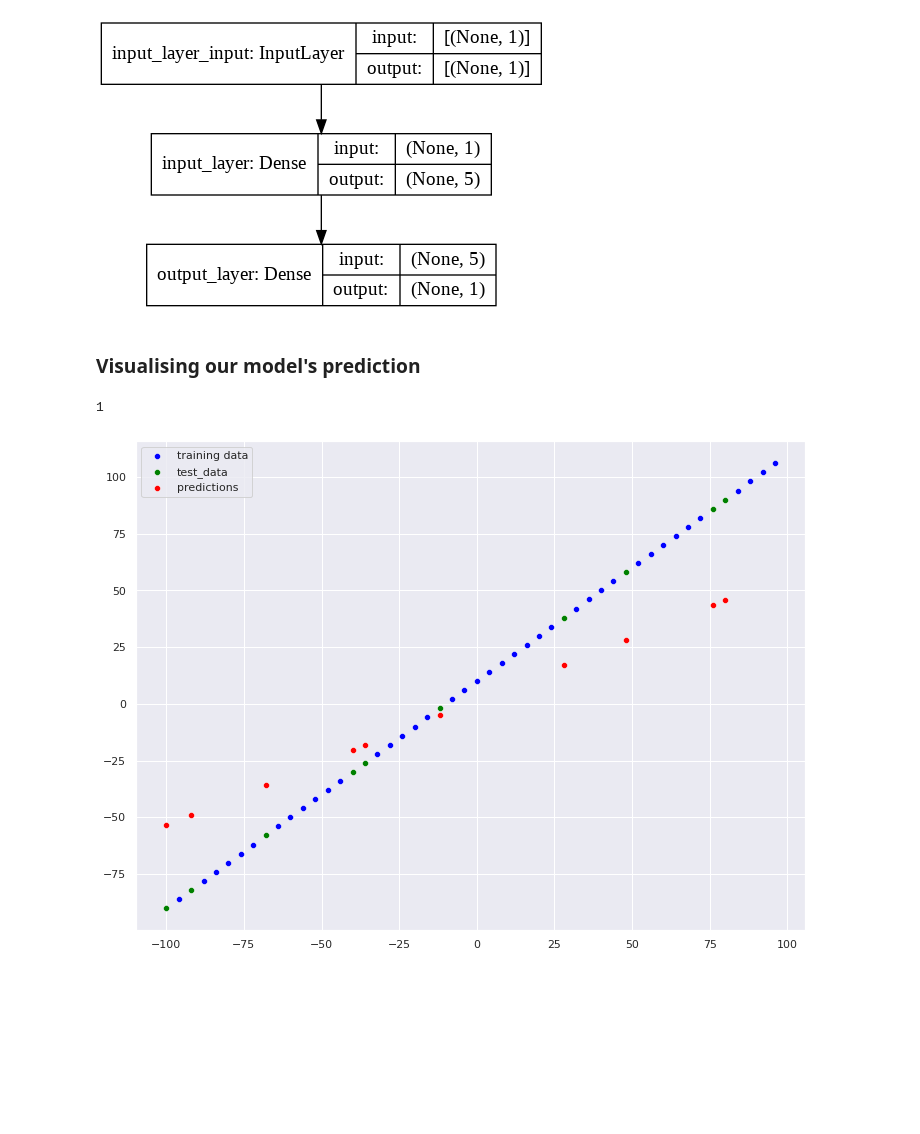
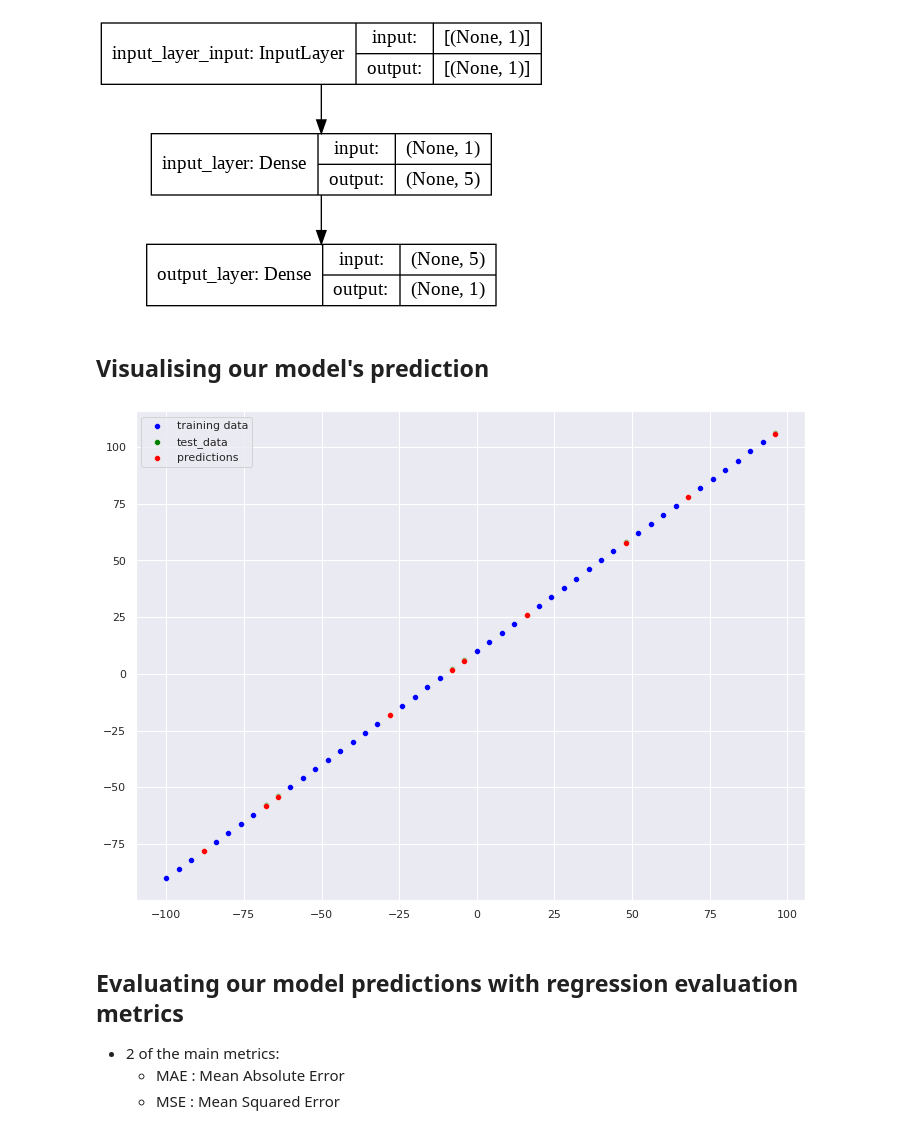
Before and after one commit to 86lekwenshiung/Neural-Network-with-Tensorflow, a Jupyter notebook: 01_Neural_Network_Regression_With_Tensorflow.ipynb, the cells around one changed output. Cells and saved outputs as stored; diff of their text form; code cells hidden in the pictures; blank space fills up the shorter version.

```diff
--- a/01_Neural_Network_Regression_With_Tensorflow.ipynb
+++ b/01_Neural_Network_Regression_With_Tensorflow.ipynb
@@ -217,7 +217,7 @@ model = tf.keras.Sequential([
 ] , name = 'Simple_Linear_Regression')
 
 #2. Compile a model
-model.compile(optimizer = tf.keras.optimizers.SGD(),
+model.compile(optimizer = tf.keras.optimizers.Adam(lr = 0.01),
               loss = tf.keras.losses.mae,
               metrics = tf.keras.metrics.mae)
 
@@ -251,15 +251,11 @@ plot_model(model = model , show_shapes=True)
 # %% [output]
 [figure]
 # %% [markdown]
-### Visualising our model's prediction
+## Visualising our model's prediction
 # %%
 # Predicting on test data
 
 y_pred = model.predict(X_test)
-y_pred = tf.squeeze(y_pred)
-y_pred.ndim
-# %% [output]
-1
 # %%
 def prediction_plot(train_data = X_train, test_data = X_test, train_labels = y_train, test_labels = y_test, predictions = y_pred):
 
@@ -271,6 +267,12 @@ def prediction_plot(train_data = X_train, test_data = X_test, train_labels = y_t
 
     sns.scatterplot(x = test_data , y = predictions , color = 'red' , label = 'predictions')
 # %%
-prediction_plot(X_train , X_test , y_train , y_test , y_pred)
+prediction_plot(X_train , X_test , y_train , y_test , tf.squeeze(y_pred))
 # %% [output]
-[figure, old version]
+[figure, new version]
+# %% [markdown]
+## Evaluating our model predictions with regression evaluation metrics
+
+- 2 of the main metrics:
+  - MAE : Mean Absolute Error
+  - MSE : Mean Squared Error
```
Also changed, not shown: parts of 11 cells of this notebook.
